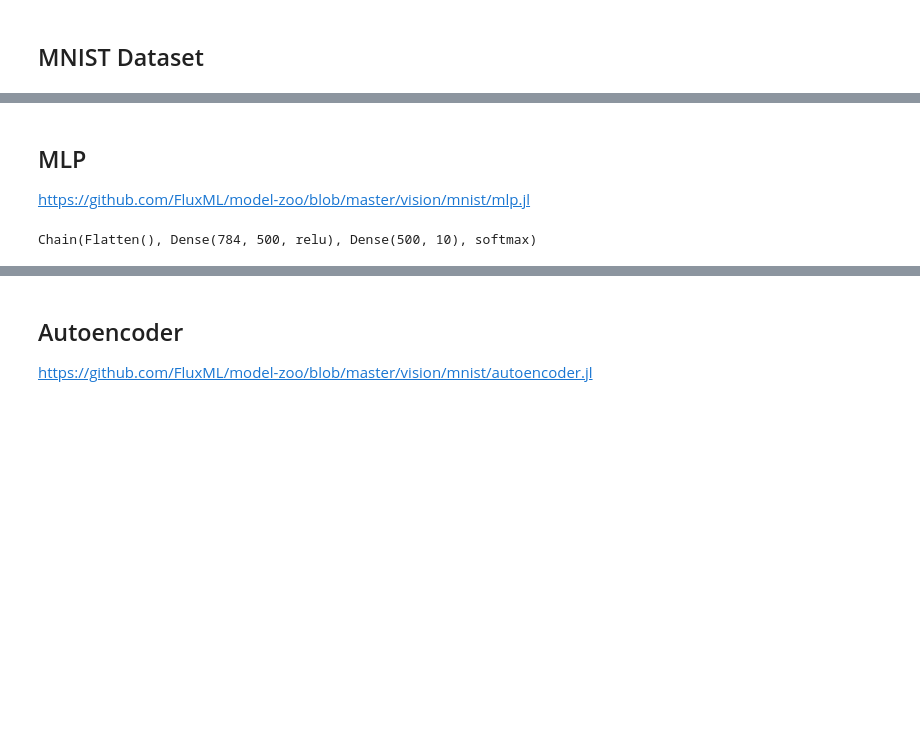
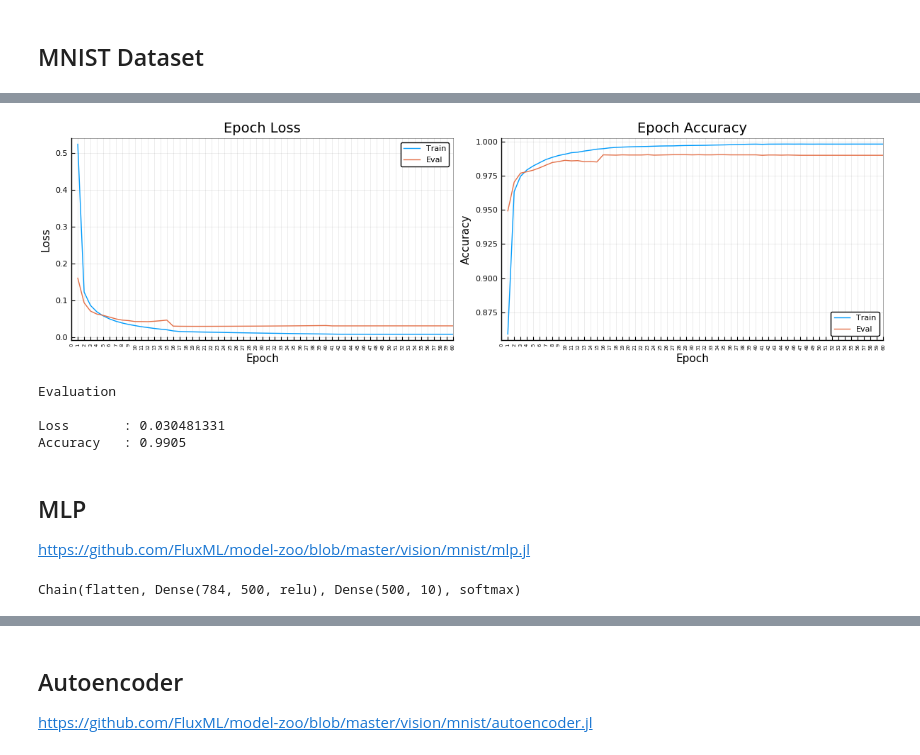
Before and after one commit to cirocavani/Pineapple, a Jupyter notebook: workspace/Julia - Deep Learning.ipynb, the cells around one changed output, grey strips where cells are left out. Saved outputs shown, nothing was run; the diff lists cells and outputs as text; code cells hidden in the pictures; blank space fills up the shorter version.

```diff
--- a/workspace/Julia - Deep Learning.ipynb
+++ b/workspace/Julia - Deep Learning.ipynb
@@ -108,0 +385,30 @@ end
+# %%
+function make_cnn(input_shape, output_size; use_gpu=true)
+    fc_size = (input_shape.width ÷ 2 ÷ 2 ÷ 2) * (input_shape.height ÷ 2 ÷ 2 ÷ 2) * 32
+
+    model = Chain(
+        Conv((3, 3), input_shape.num_channels => 16, pad=(1, 1), relu),
+        MaxPool((2, 2)),
+
+        Conv((3, 3), 16 => 32, pad=(1, 1), relu),
+        MaxPool((2, 2)),
+
+        Conv((3, 3), 32 => 32, pad=(1, 1), relu),
+        MaxPool((2, 2)),
+
+        flatten,
+        Dense(fc_size, output_size),
+        softmax
+    )
+
+    if use_gpu
+        model = gpu(model)
+    end
+
+    return model
+end
+
+cnn_input_shape = (width=28, height=28, num_channels=1)
+cnn_output_size = 10 # 0-9
+
+cnn = make_cnn(cnn_input_shape, cnn_output_size)
@@ -108,0 +444,5 @@ end
+# %%
+log = run_train(cnn, dataset_train, dataset_test;
+                loss=crossentropy_noise,
+                metric=(name="Accuracy", fn=accuracy),
+                model_file="cnn_mnist.bson");
@@ -108,0 +467,13 @@ end
+# %%
+plot_train_log(log)
+# %% [output]
+[figure, added]
+# %%
+best_cnn = load_model("cnn_mnist.bson")
+evaluate(best_cnn, dataset_test;
+         metrics=[(name="Loss", fn=crossentropy_noise), (name="Accuracy", fn=accuracy)])
+# %% [output]
+Evaluation
+
+Loss       : 0.030481331
+Accuracy   : 0.9905
@@ -111,19 +489,23 @@ end
 
 https://github.com/FluxML/model-zoo/blob/master/vision/mnist/mlp.jl
 # %%
-input_size = MNISTspec.input_size
-output_size = MNISTspec.num_classes
-hidden_size = 500
+function make_mlp(input_size, output_size, hidden_size; use_gpu=true)
+    model = Chain(
+        flatten,
+        Dense(input_size, hidden_size, relu),
+        Dense(hidden_size, output_size),
+        softmax
+    )
+    if use_gpu
+        model = gpu(model)
+    end
+    return model
+end
 
-model = Chain(
-    Flatten(),
-    Dense(prod(input_size), hidden_size, relu),
-    Dense(hidden_size, output_size),
-    softmax,
-)
+mlp_input_size = 28 * 28 * 1 # w * h * #c
+mlp_output_size = 10 # 0-9
+mlp_hidden_size = 500
 
-model = gpu(model)
-
-model
+mlp = make_mlp(mlp_input_size, mlp_output_size, mlp_hidden_size)
 # %% [output]
-Chain(Flatten(), Dense(784, 500, relu), Dense(500, 10), softmax)
+Chain(flatten, Dense(784, 500, relu), Dense(500, 10), softmax)
```
Also changed, not shown: parts of 58 cells of this notebook, 2 other files.
